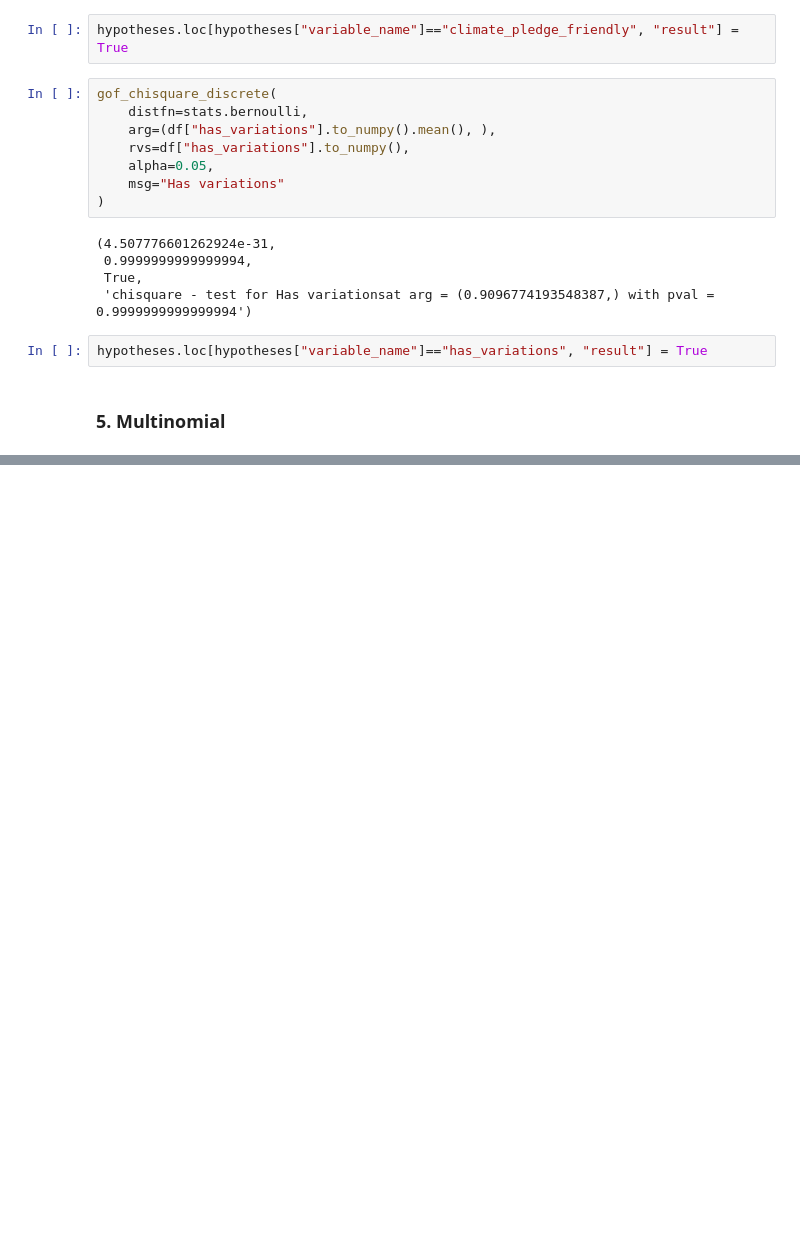
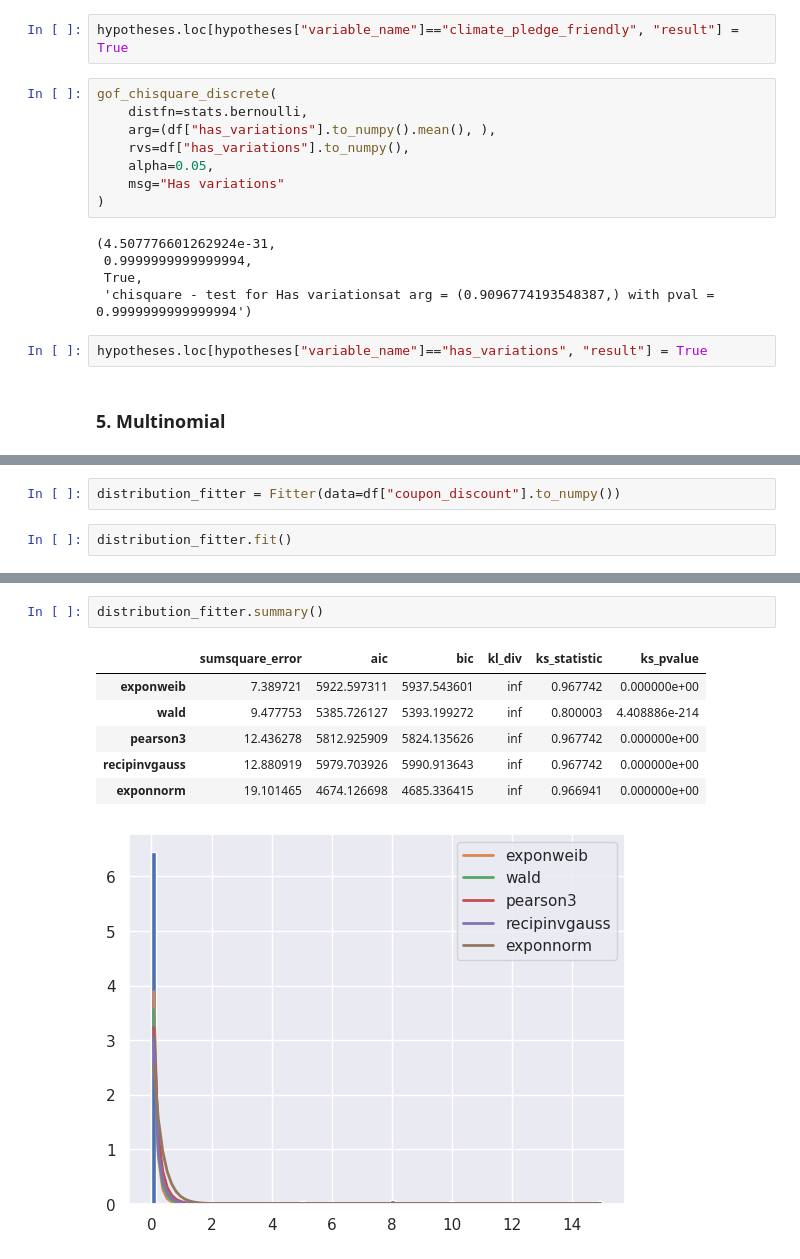
Before and after one commit to santiagoahl/amazon-mlops-dashboard, a Jupyter notebook: notebooks/eda.ipynb, the cells around one changed output, grey strips where cells are left out. Saved outputs shown, nothing was run; the diff lists cells and outputs as text; blank space fills up the shorter version.

Commit message:
fitted conjugated distributions

```diff
--- a/notebooks/eda.ipynb
+++ b/notebooks/eda.ipynb
@@ -239,0 +296,4 @@ hypotheses.loc[hypotheses["variable_name"]=="has_variations", "result"] = True
+# %%
+distribution_fitter = Fitter(data=df["coupon_discount"].to_numpy())
+# %%
+distribution_fitter.fit()
@@ -239,0 +318,10 @@ hypotheses.loc[hypotheses["variable_name"]=="has_variations", "result"] = True
+# %%
+distribution_fitter.summary()
+# %% [output]
+|  | sumsquare_error | aic | bic | kl_div | ks_statistic | ks_pvalue |
+| exponweib | 7.389721 | 5922.597311 | 5937.543601 | inf | 0.967742 | 0.000000e+00 |
+| wald | 9.477753 | 5385.726127 | 5393.199272 | inf | 0.800003 | 4.408886e-214 |
+| pearson3 | 12.436278 | 5812.925909 | 5824.135626 | inf | 0.967742 | 0.000000e+00 |
+| recipinvgauss | 12.880919 | 5979.703926 | 5990.913643 | inf | 0.967742 | 0.000000e+00 |
+| exponnorm | 19.101465 | 4674.126698 | 4685.336415 | inf | 0.966941 | 0.000000e+00 |
+[figure, added]
```
Also changed, not shown: parts of 35 cells of this notebook, 3 other files.
